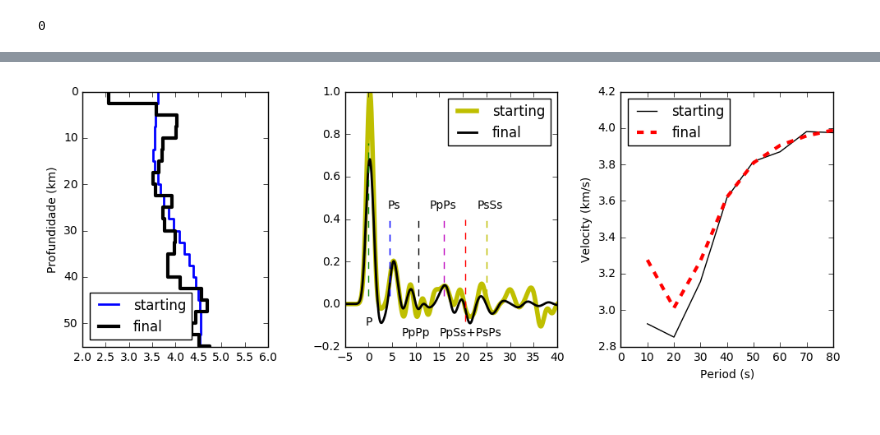
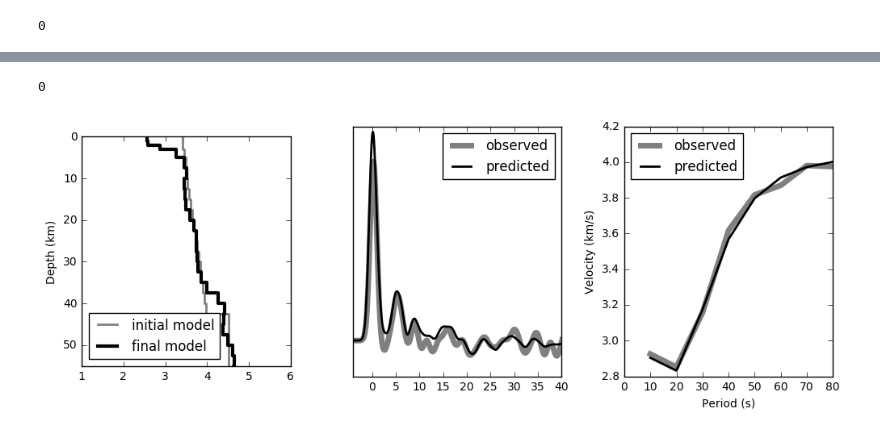
Before and after one commit to dIOGOLOC/Projeto-Doutorado, a Jupyter notebook: Joint Inversion.ipynb, the cells around one changed output, grey strips where cells are left out. Saved outputs shown, nothing was run; the diff lists cells and outputs as text; code cells hidden in the pictures.

```diff
--- a/Joint Inversion.ipynb
+++ b/Joint Inversion.ipynb
@@ -101,0 +203,15 @@ group_ray_25 = np.genfromtxt('/home/diogo/dados_doutorado/parnaiba_basin/redeBP-
+# %%
+os.chdir('/home/diogo/dados_doutorado/parnaiba_basin/redeBP-UK/joint_inversion/gcarc_30_1.0/'+STA1)
+os.system('sac2xy 2 model.0.vs > model_0_vs.txt')
+os.system('sac2xy 2 model.9.vs > model_9_vs.txt')
+os.system('sac2xy 2 syn.9ur.disp > syn_9ur.txt')
+os.system('sac2xy 2 urayl.sac > urayl.txt')
+
+
+os.chdir('/home/diogo/dados_doutorado/parnaiba_basin/redeBP-UK/joint_inversion/gcarc_30_2.5/'+STA1)
+os.system('sac2xy 2 model.0.vs > model_0_vs.txt')
+os.system('sac2xy 2 model.9.vs > model_9_vs.txt')
+os.system('sac2xy 2 syn.9ur.disp > syn_9ur.txt')
+os.system('sac2xy 2 urayl.sac > urayl.txt')
+# %% [output]
+0
@@ -102,46 +248,54 @@ group_ray_25 = np.genfromtxt('/home/diogo/dados_doutorado/parnaiba_basin/redeBP-
+# %%
+RF_0_1 = op.read('/home/diogo/dados_doutorado/parnaiba_basin/redeBP-UK/joint_inversion/gcarc_30_1.0/'+STA1+'/*eqr')
+RF_1 = op.read('/home/diogo/dados_doutorado/parnaiba_basin/redeBP-UK/joint_inversion/gcarc_30_1.0/'+STA1+'/syn.9.rftn')
+
+RF_0_25 = op.read('/home/diogo/dados_doutorado/parnaiba_basin/redeBP-UK/joint_inversion/gcarc_30_2.5/'+STA1+'/*eqr')
+RF_25 = op.read('/home/diogo/dados_doutorado/parnaiba_basin/redeBP-UK/joint_inversion/gcarc_30_2.5/'+STA1+'/syn.9.rftn')
+# %%
+group_ray_periods_0_1 = np.genfromtxt('/home/diogo/dados_doutorado/parnaiba_basin/redeBP-UK/joint_inversion/gcarc_30_1.0/'+STA1+'/urayl.txt')[:,0]
+group_ray_0_1 = np.genfromtxt('/home/diogo/dados_doutorado/parnaiba_basin/redeBP-UK/joint_inversion/gcarc_30_1.0/'+STA1+'/urayl.txt')[:,1]
+
+group_ray_periods_1 =  np.genfromtxt('/home/diogo/dados_doutorado/parnaiba_basin/redeBP-UK/joint_inversion/gcarc_30_1.0/'+STA1+'/syn_9ur.txt')[:,0]
+group_ray_1 = np.genfromtxt('/home/diogo/dados_doutorado/parnaiba_basin/redeBP-UK/joint_inversion/gcarc_30_1.0/'+STA1+'/syn_9ur.txt')[:,1]
+
+
+group_ray_periods_0_25 = np.genfromtxt('/home/diogo/dados_doutorado/parnaiba_basin/redeBP-UK/joint_inversion/gcarc_30_2.5/'+STA1+'/urayl.txt')[:,0]
+group_ray_0_25 = np.genfromtxt('/home/diogo/dados_doutorado/parnaiba_basin/redeBP-UK/joint_inversion/gcarc_30_2.5/'+STA1+'/urayl.txt')[:,1]
+
+group_ray_periods_25 =  np.genfromtxt('/home/diogo/dados_doutorado/parnaiba_basin/redeBP-UK/joint_inversion/gcarc_30_2.5/'+STA1+'/syn_9ur.txt')[:,0]
+group_ray_25 = np.genfromtxt('/home/diogo/dados_doutorado/parnaiba_basin/redeBP-UK/joint_inversion/gcarc_30_2.5/'+STA1+'/syn_9ur.txt')[:,1]
 # %%
 fig = plt.figure(figsize = (12,4),facecolor='white')
 
 gs1 = gridspec.GridSpec(1,3)
 gs1.update(wspace=0.3, hspace=0.5)
 
 ax1 = plt.subplot(gs1[0])
-ax1.step(vs_0_1,prof_0_1,'b',lw= 2, where='post',label='starting')
-ax1.step(vs_1,prof_1,'k',lw= 3, where='post',label='final')
-ax1.set_ylabel('Profundidade (km)')
+ax1.step(vs_0_1,prof_0_1,'grey',lw= 2, where='post',label='initial model')
+ax1.step(vs_1,prof_1,'k',lw= 3, where='post',label='final model')
+ax1.set_ylabel('Depth (km)')
 ax1.legend()
-ax1.set_xlim([2,6])
+ax1.set_xlim([1,6])
 ax1.set_ylim([55,0])
 ax1.set_aspect(0.1)
-ax1.legend(loc=0)
+ax1.legend(loc=3)
 
 
 ax3 = plt.subplot(gs1[1])
-ax3.plot(RF_0_1[0].times()-10,RF_0_1[0].data,'y',lw=4,label='starting')
-ax3.plot(RF_1[0].times()-10,RF_1[0].data,'k',lw=2,label='final')
-ax3.axvline(x=0, ymin=0.2, ymax=0.8, ls='dashed',c='g')
-ax3.text(-0.6, -0.1, 'P')
-ax3.axvline(x=4.5, ymin=0.2, ymax=0.5, ls='dashed',c='b')
-ax3.text(4,0.45, 'Ps')
-ax3.axvline(x=10.5, ymin=0.2, ymax=0.5, ls='dashed',c='k')
-ax3.text(7, -0.15, 'PpPp')
-ax3.axvline(x=16, ymin=0.2, ymax=0.5, ls='dashed',c='m')
-ax3.text(13, 0.45, 'PpPs')
-ax3.axvline(x=20.5, ymin=0.1, ymax=0.5, ls='dashed',c='r')
-ax3.text(15, -0.15, 'PpSs+PsPs')
-ax3.axvline(x=25, ymin=0.2, ymax=0.5, ls='dashed',c='y')
-ax3.text(23, 0.45, 'PsSs')
-ax3.set_xlim(-5,40)
+ax3.plot(RF_0_1[0].times()-10,RF_0_1[0].data,'grey',lw=5,label='observed')
+ax3.plot(RF_1[0].times()-10,RF_1[0].data,'k',lw=2,label='predicted')
+ax3.set_xlim(-4,40)
+ax3.set_yticks([])
 ax3.legend(loc=0)
 
 
 ax5 = plt.subplot(gs1[2])
-ax5.plot(group_ray_periods_0_1,group_ray_0_1,'k',lw=1,label='starting')
-ax5.plot(group_ray_periods_1,group_ray_1,'--r',lw=3,label='final')
+ax5.plot(group_ray_periods_0_1,group_ray_0_1,'grey',lw=5,label='observed')
+ax5.plot(group_ray_periods_1,group_ray_1,'k',lw=2,label='predicted')
 ax5.set_xlabel('Period (s)')
 ax5.set_ylabel('Velocity (km/s)')
 ax5.set_xlim(0,80)
 ax5.legend(loc=0)
-fig.savefig('/home/diogo/dados_doutorado/parnaiba_basin/redeBP-UK/joint_inversion/gcarc_30_1.0/'+STA[z]+'/joint_inversion.png')
+fig.savefig('/home/diogo/dados_doutorado/parnaiba_basin/redeBP-UK/joint_inversion/gcarc_30_1.0/'+STA1+'/joint_inversion.png')
 # %% [output]
-[figure, old version]
+[figure, new version]
```
Also changed, not shown: parts of 16 cells of this notebook, 25 other files.
